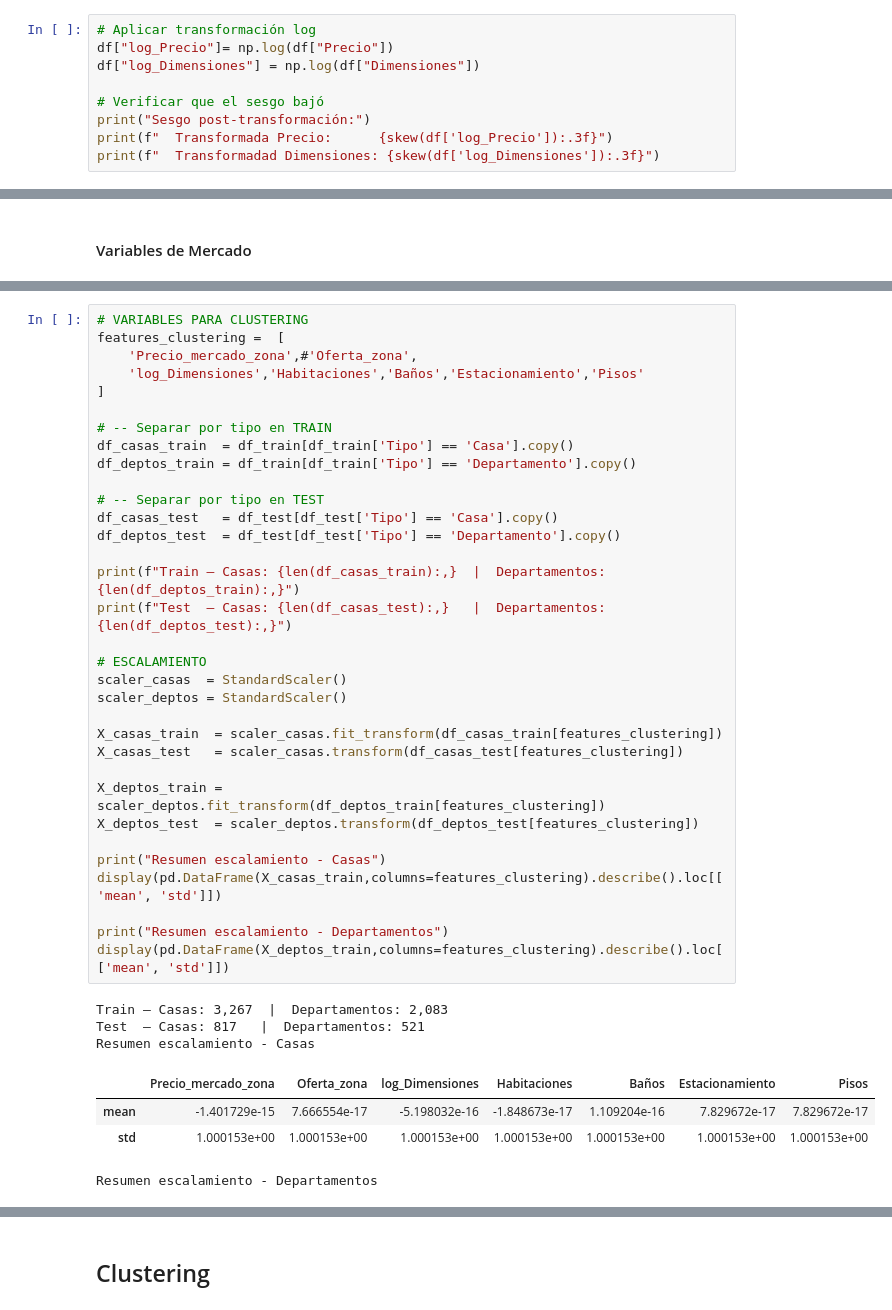
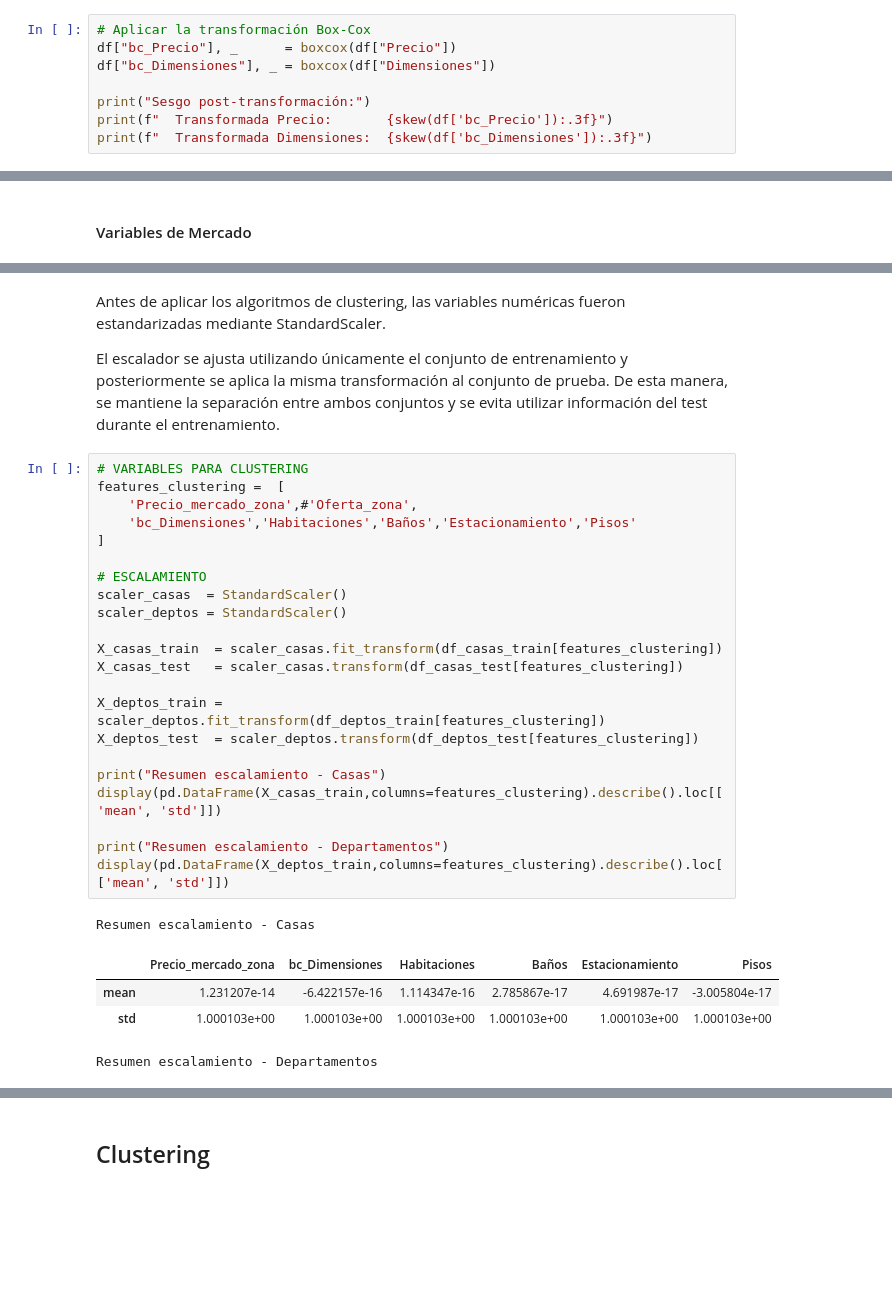
Before and after one commit to MichelleRomoM/Tesis-Maestria-DSS, a Jupyter notebook: Códigos/Segmentacion (DSS).ipynb, the cells around one changed output, grey strips where cells are left out. Cells and saved outputs as stored; diff of their text form; blank space fills up the shorter version.

```diff
--- a/Códigos/Segmentacion (DSS).ipynb
+++ b/Códigos/Segmentacion (DSS).ipynb
@@ -468,11 +486,10 @@ Solamente se aplicó transformación logarítmica al precio y las dimensiones po
 # %%
-# Aplicar transformación log
-df["log_Precio"]= np.log(df["Precio"])
-df["log_Dimensiones"] = np.log(df["Dimensiones"])
+# Aplicar la transformación Box-Cox
+df["bc_Precio"], _      = boxcox(df["Precio"])
+df["bc_Dimensiones"], _ = boxcox(df["Dimensiones"])
 
-# Verificar que el sesgo bajó
 print("Sesgo post-transformación:")
-print(f"  Transformada Precio:      {skew(df['log_Precio']):.3f}")
-print(f"  Transformadad Dimensiones: {skew(df['log_Dimensiones']):.3f}")
+print(f"  Transformada Precio:       {skew(df['bc_Precio']):.3f}")
+print(f"  Transformada Dimensiones:  {skew(df['bc_Dimensiones']):.3f}")
 # %% [output]
 Sesgo post-transformación:
@@ -579,41 +629,32 @@ Debido a que casas y departamentos presentan distribuciones distintas, se constr
+# %% [markdown]
+Antes de aplicar los algoritmos de clustering, las variables numéricas fueron estandarizadas mediante StandardScaler.
+
+El escalador se ajusta utilizando únicamente el conjunto de entrenamiento y posteriormente se aplica la misma transformación al conjunto de prueba. De esta manera, se mantiene la separación entre ambos conjuntos y se evita utilizar información del test durante el entrenamiento.
 # %%
 # VARIABLES PARA CLUSTERING
 features_clustering =  [
     'Precio_mercado_zona',#'Oferta_zona',
-    'log_Dimensiones','Habitaciones','Baños','Estacionamiento','Pisos'
+    'bc_Dimensiones','Habitaciones','Baños','Estacionamiento','Pisos'
 ]
-
-# -- Separar por tipo en TRAIN
-df_casas_train  = df_train[df_train['Tipo'] == 'Casa'].copy()
-df_deptos_train = df_train[df_train['Tipo'] == 'Departamento'].copy()
-
-# -- Separar por tipo en TEST
-df_casas_test   = df_test[df_test['Tipo'] == 'Casa'].copy()
-df_deptos_test  = df_test[df_test['Tipo'] == 'Departamento'].copy()
-
-print(f"Train — Casas: {len(df_casas_train):,}  |  Departamentos: {len(df_deptos_train):,}")
-print(f"Test  — Casas: {len(df_casas_test):,}   |  Departamentos: {len(df_deptos_test):,}")
 
 # ESCALAMIENTO
 scaler_casas  = StandardScaler()
 scaler_deptos = StandardScaler()
 
 X_casas_train  = scaler_casas.fit_transform(df_casas_train[features_clustering])
 X_casas_test   = scaler_casas.transform(df_casas_test[features_clustering])
 
 X_deptos_train = scaler_deptos.fit_transform(df_deptos_train[features_clustering])
 X_deptos_test  = scaler_deptos.transform(df_deptos_test[features_clustering])
 
 print("Resumen escalamiento - Casas")
 display(pd.DataFrame(X_casas_train,columns=features_clustering).describe().loc[['mean', 'std']])
 
 print("Resumen escalamiento - Departamentos")
 display(pd.DataFrame(X_deptos_train,columns=features_clustering).describe().loc[['mean', 'std']])
 # %% [output]
-Train — Casas: 3,267  |  Departamentos: 2,083
-Test  — Casas: 817   |  Departamentos: 521
 Resumen escalamiento - Casas
-|  | Precio_mercado_zona | Oferta_zona | log_Dimensiones | Habitaciones | Baños | Estacionamiento | Pisos |
-| mean | -1.401729e-15 | 7.666554e-17 | -5.198032e-16 | -1.848673e-17 | 1.109204e-16 | 7.829672e-17 | 7.829672e-17 |
-| std | 1.000153e+00 | 1.000153e+00 | 1.000153e+00 | 1.000153e+00 | 1.000153e+00 | 1.000153e+00 | 1.000153e+00 |
+|  | Precio_mercado_zona | bc_Dimensiones | Habitaciones | Baños | Estacionamiento | Pisos |
+| mean | 1.231207e-14 | -6.422157e-16 | 1.114347e-16 | 2.785867e-17 | 4.691987e-17 | -3.005804e-17 |
+| std | 1.000103e+00 | 1.000103e+00 | 1.000103e+00 | 1.000103e+00 | 1.000103e+00 | 1.000103e+00 |
 Resumen escalamiento - Departamentos
```
Also changed, not shown: parts of 102 cells of this notebook.
